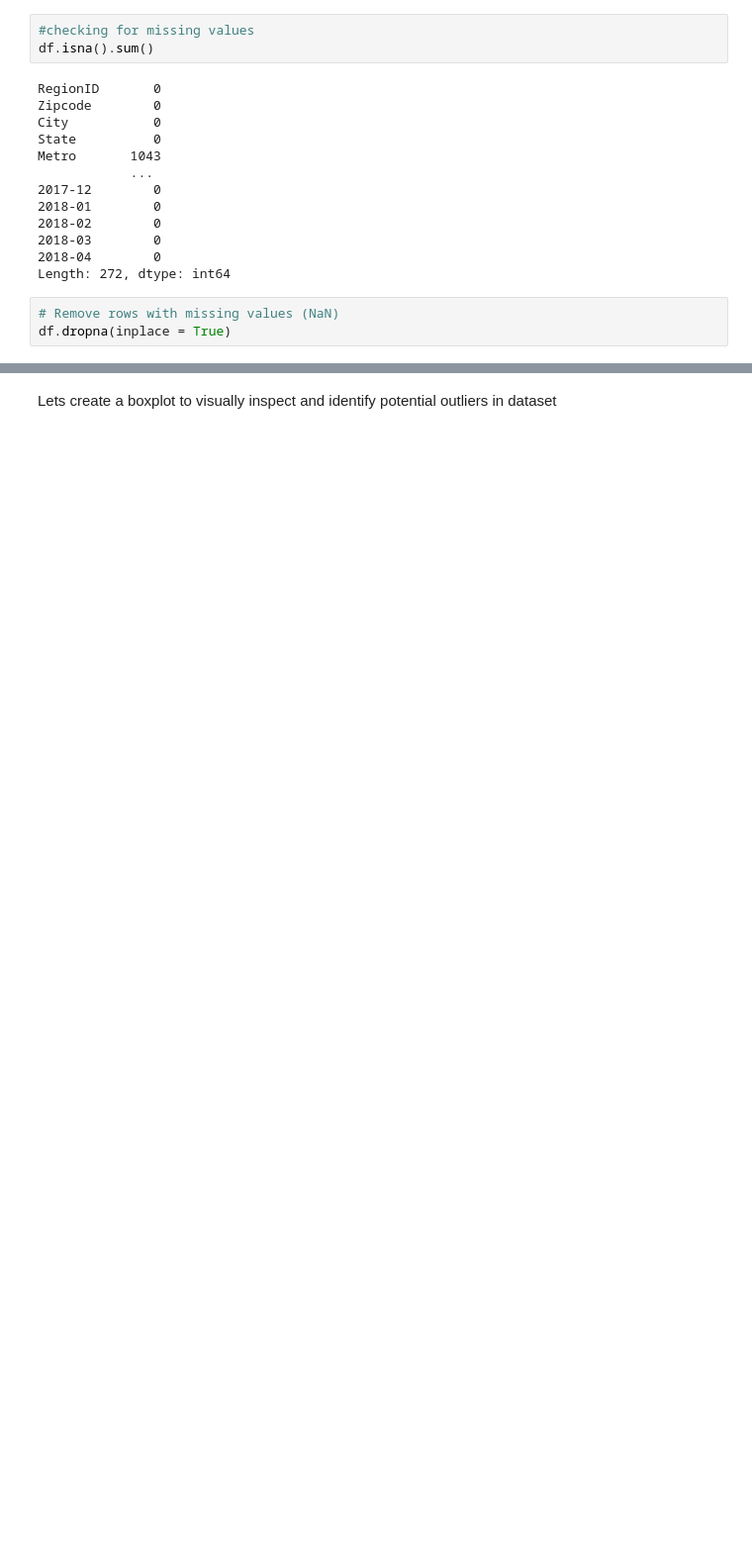
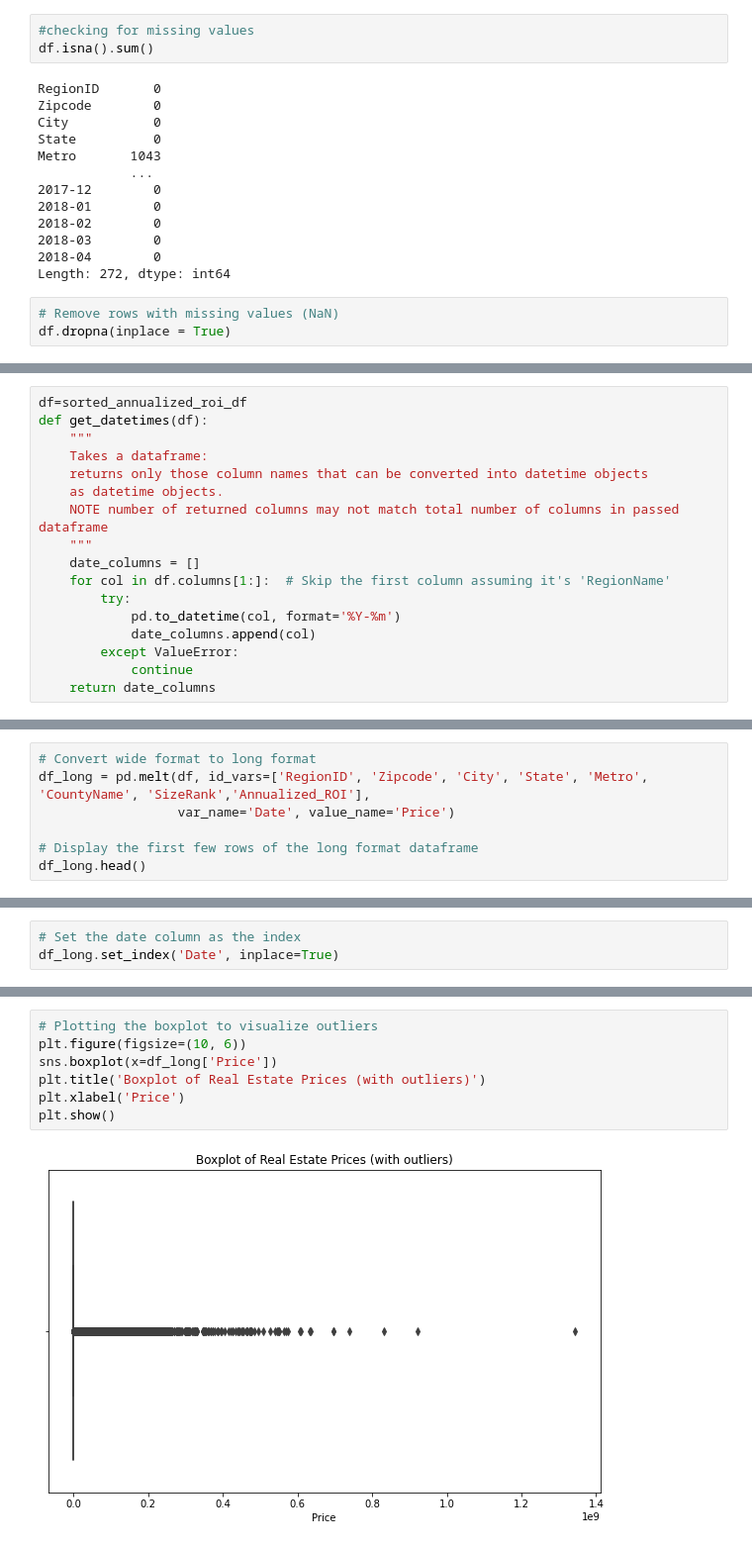
Before and after one commit to marionrion/Time-series, a Jupyter notebook: Project Ipynb.ipynb, the cells around one changed output, grey strips where cells are left out. Shown: that part at 99% size. Cells and saved outputs as stored; diff of their text form; blank space fills up the shorter version.

```diff
--- a/Project Ipynb.ipynb
+++ b/Project Ipynb.ipynb
@@ -213,0 +242,17 @@ We write a function check_outliers to identify and print the number of outliers
+# %%
+df=sorted_annualized_roi_df
+def get_datetimes(df):
+    """
+    Takes a dataframe:
+    returns only those column names that can be converted into datetime objects
+    as datetime objects.
+    NOTE number of returned columns may not match total number of columns in passed dataframe
+    """
+    date_columns = []
+    for col in df.columns[1:]:  # Skip the first column assuming it's 'RegionName'
+        try:
+            pd.to_datetime(col, format='%Y-%m')
+            date_columns.append(col)
+        except ValueError:
+            continue
+    return date_columns
@@ -213,0 +269,7 @@ We write a function check_outliers to identify and print the number of outliers
+# %%
+# Convert wide format to long format
+df_long = pd.melt(df, id_vars=['RegionID', 'Zipcode', 'City', 'State', 'Metro', 'CountyName', 'SizeRank','Annualized_ROI'],
+                  var_name='Date', value_name='Price')
+
+# Display the first few rows of the long format dataframe
+df_long.head()
@@ -213,0 +302,3 @@ We write a function check_outliers to identify and print the number of outliers
+# %%
+# Set the date column as the index
+df_long.set_index('Date', inplace=True)
@@ -252,2 +345,9 @@ Number of outliers: 903
-# %% [markdown]
-Lets create a boxplot to visually inspect and identify potential outliers in dataset
+# %%
+# Plotting the boxplot to visualize outliers
+plt.figure(figsize=(10, 6))
+sns.boxplot(x=df_long['Price'])
+plt.title('Boxplot of Real Estate Prices (with outliers)')
+plt.xlabel('Price')
+plt.show()
+# %% [output]
+[figure, added]
```
Also changed, not shown: parts of 21 cells of this notebook.
